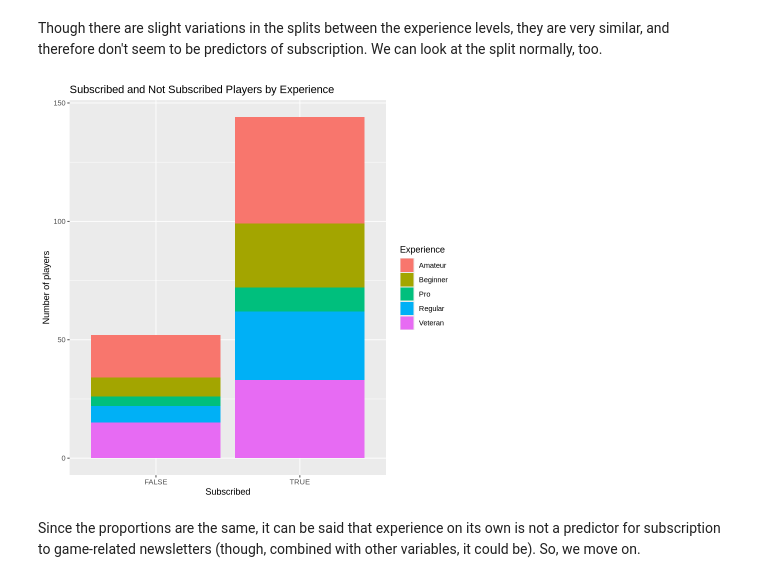
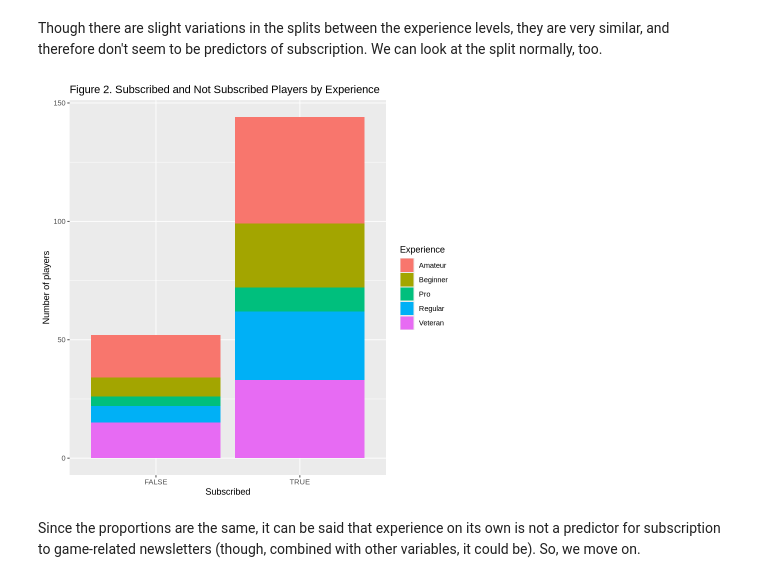
Before and after one commit to vshao01/project_report, a Jupyter notebook: minecraft_research.ipynb, the cells around one changed output. Cells and saved outputs as stored; diff of their text form; code cells hidden in the pictures.

```diff
--- a/minecraft_research.ipynb
+++ b/minecraft_research.ipynb
@@ -41,8 +52,8 @@ library(tidyverse)
 # %% [markdown]
 To work with the data, importing it is the first step.
 # %%
-players <- read_csv("project_report/data/players.csv")
-sessions <- read_csv("project_report/data/sessions.csv")
+players <- read_csv("data/players.csv")
+sessions <- read_csv("data/sessions.csv")
 # I won't be reading these datasets on this file due to their length, but it was checked over.
 # %% [output]
 Rows: 196 Columns: 7
@@ -154,13 +165,13 @@ Though there are slight variations in the splits between the experience levels,
 # %%
 experience_plot <- clean_players |>
     ggplot(aes(x = subscribe, fill = experience)) +
     geom_bar() +
     labs(x = "Subscribed", y = "Number of players", fill = "Experience") +
-    ggtitle("Subscribed and Not Subscribed Players by Experience")
+    ggtitle("Figure 2. Subscribed and Not Subscribed Players by Experience")
 
 experience_plot
 # %% [output]
-[figure, old version]
+[figure, new version]
 # %% [markdown]
 Since the proportions are the same, it can be said that experience on its own is not a predictor for subscription to game-related newsletters (though, combined with other variables, it could be). So, we move on.
 # %% [markdown]
```
Also changed, not shown: parts of 15 cells of this notebook.
